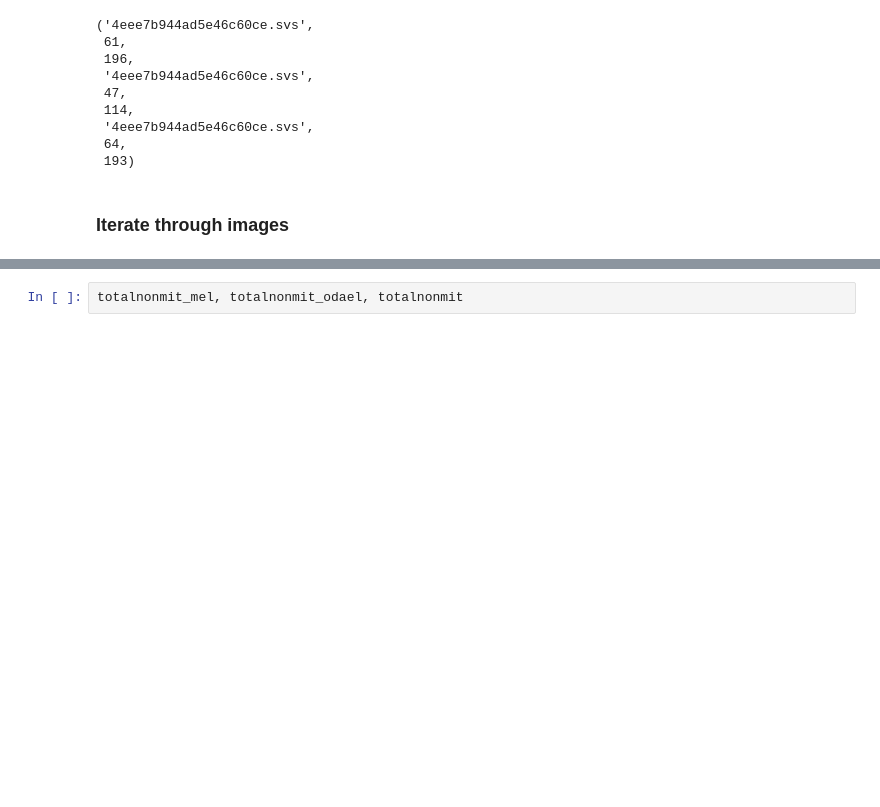
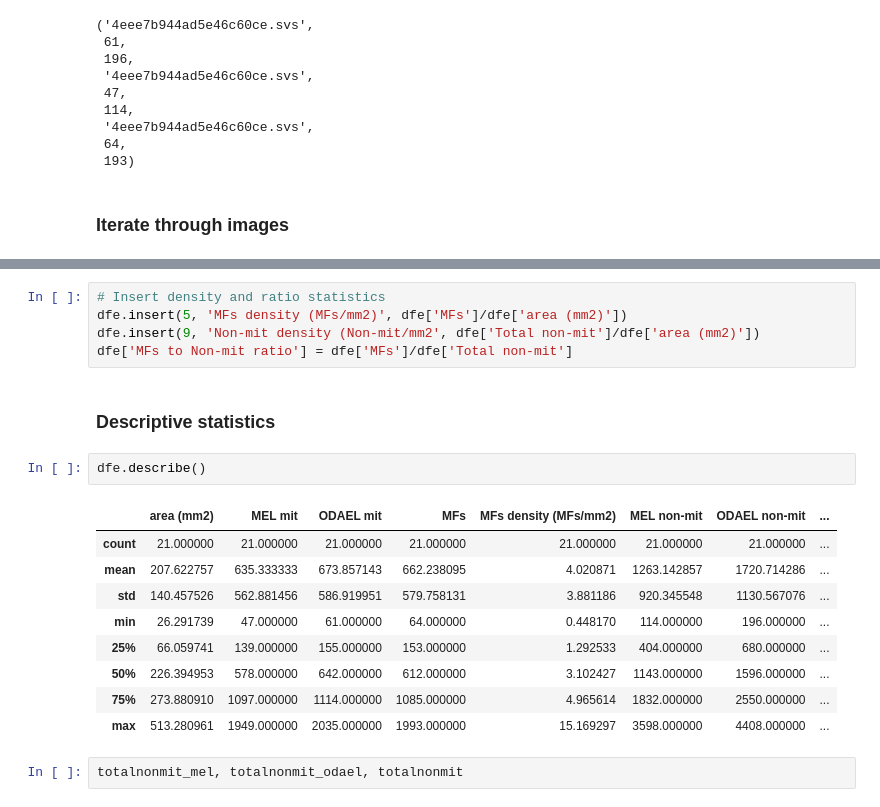
Before and after one commit to chemengage/automated-healthcare, a Jupyter notebook: assignments/week-5-EDA/week-5-EDA.ipynb, the cells around one changed output, grey strips where cells are left out. Saved outputs shown, nothing was run; the diff lists cells and outputs as text; blank space fills up the shorter version.

```diff
--- a/assignments/week-5-EDA/week-5-EDA.ipynb
+++ b/assignments/week-5-EDA/week-5-EDA.ipynb
@@ -150,3 +134,22 @@ df_EDA.tail()
+# %%
+# Insert density and ratio statistics
+dfe.insert(5, 'MFs density (MFs/mm2)', dfe['MFs']/dfe['area (mm2)'])
+dfe.insert(9, 'Non-mit density (Non-mit/mm2', dfe['Total non-mit']/dfe['area (mm2)'])
+dfe['MFs to Non-mit ratio'] = dfe['MFs']/dfe['Total non-mit']
+# %% [markdown]
+### Descriptive statistics
+# %%
+dfe.describe()
+# %% [output]
+|  | area (mm2) | MEL mit | ODAEL mit | MFs | MFs density (MFs/mm2) | MEL non-mit | ODAEL non-mit | ... |
+| count | 21.000000 | 21.000000 | 21.000000 | 21.000000 | 21.000000 | 21.000000 | 21.000000 | ... |
+| mean | 207.622757 | 635.333333 | 673.857143 | 662.238095 | 4.020871 | 1263.142857 | 1720.714286 | ... |
+| std | 140.457526 | 562.881456 | 586.919951 | 579.758131 | 3.881186 | 920.345548 | 1130.567076 | ... |
+| min | 26.291739 | 47.000000 | 61.000000 | 64.000000 | 0.448170 | 114.000000 | 196.000000 | ... |
+| 25% | 66.059741 | 139.000000 | 155.000000 | 153.000000 | 1.292533 | 404.000000 | 680.000000 | ... |
+| 50% | 226.394953 | 578.000000 | 642.000000 | 612.000000 | 3.102427 | 1143.000000 | 1596.000000 | ... |
+| 75% | 273.880910 | 1097.000000 | 1114.000000 | 1085.000000 | 4.965614 | 1832.000000 | 2550.000000 | ... |
+| max | 513.280961 | 1949.000000 | 2035.000000 | 1993.000000 | 15.169297 | 3598.000000 | 4408.000000 | ... |
 # %%
 totalnonmit_mel, totalnonmit_odael, totalnonmit
 # %% [output]
```
Also changed, not shown: parts of 13 cells of this notebook.
